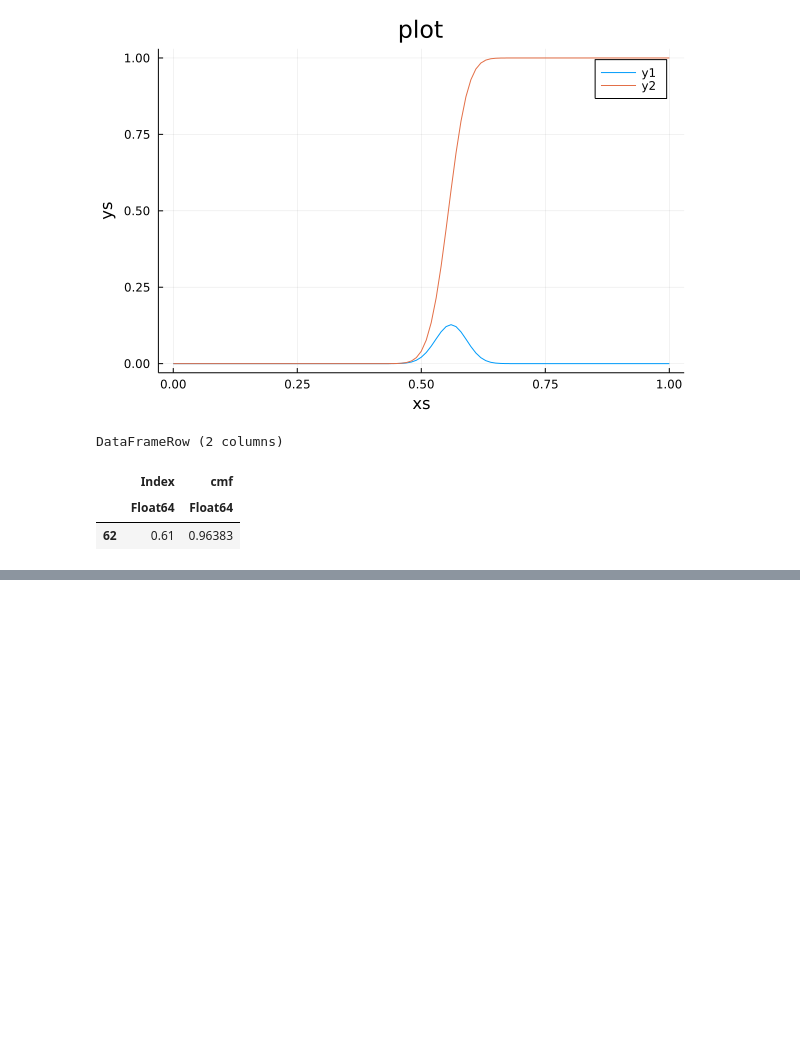
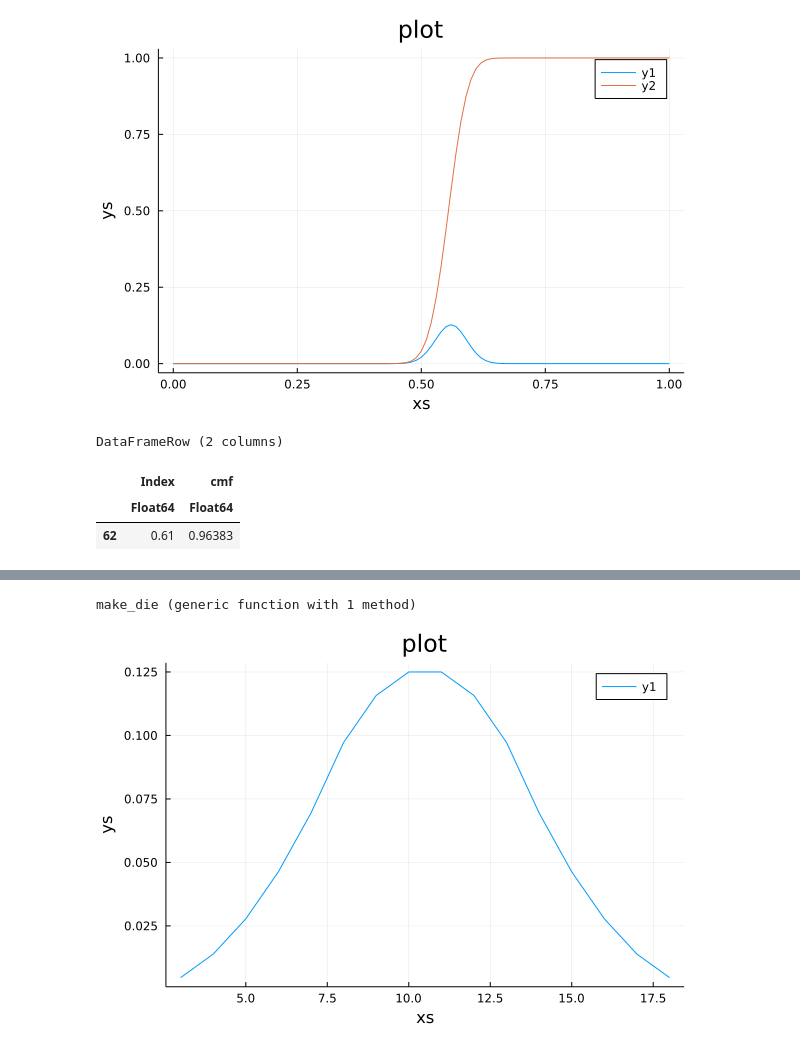
Before and after one commit to bwanab/ThinkBayes.jl, a Jupyter notebook: notebooks/think_bayes_in_julia_chapter_7.ipynb, the cells around one changed output, grey strips where cells are left out. Cells and saved outputs as stored; diff of their text form; code cells hidden in the pictures; blank space fills up the shorter version.

Commit message:
add functions for chapter 7

```diff
--- a/notebooks/think_bayes_in_julia_chapter_7.ipynb
+++ b/notebooks/think_bayes_in_julia_chapter_7.ipynb
@@ -52,0 +64,12 @@ interp
+# %%
+make_die(x) = pmf_from_seq(1:x)
+# %% [output]
+make_die (generic function with 1 method)
+# %%
+die=make_die(6)
+dice = fill(die, 3);
+# %%
+pmf_3d6 = reduce(add_dist, dice)
+plot(pmf_3d6)
+# %% [output]
+[figure, added]
```
Also changed, not shown: parts of 19 cells of this notebook, 2 other files.
